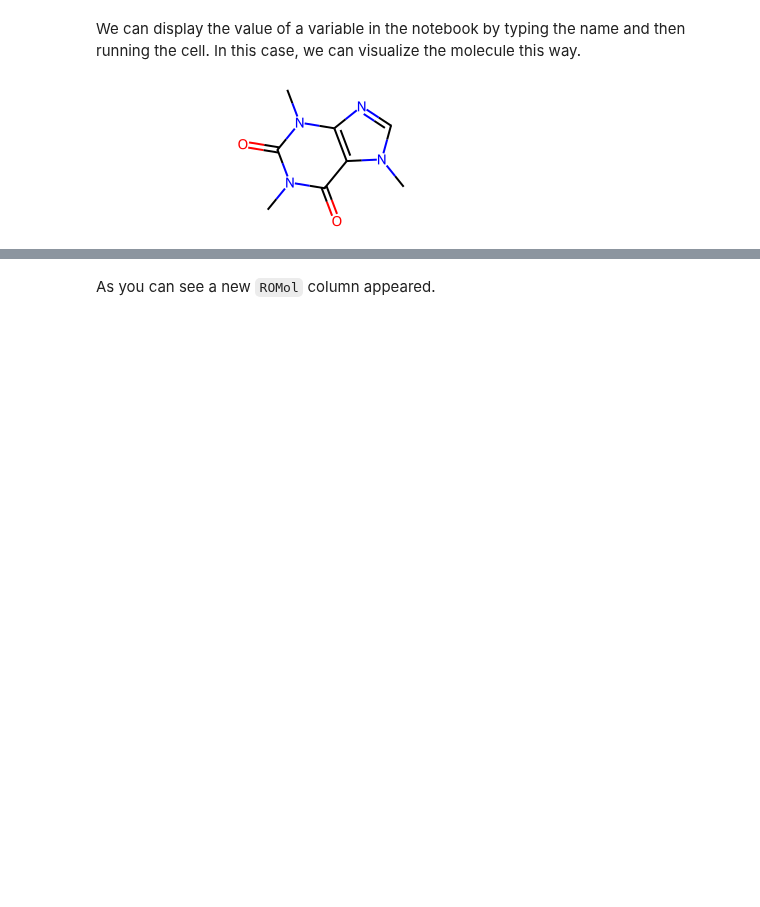
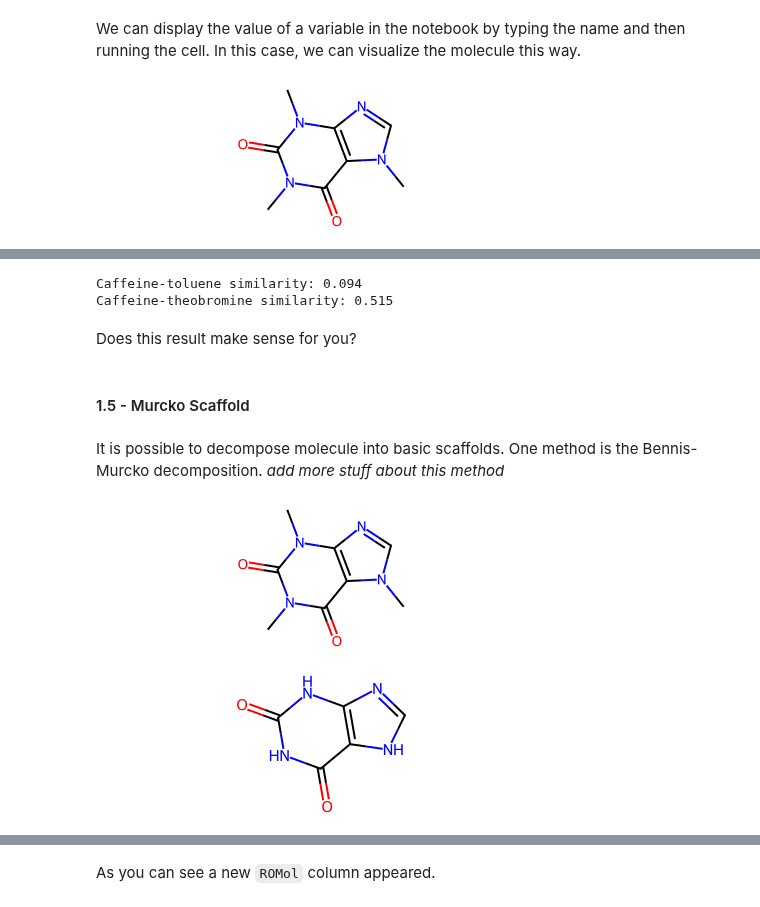
Before and after one commit to schwallergroup/ai4chem_course, a Jupyter notebook: notebooks/01d_rdkit_basics.ipynb, the cells around one changed output, grey strips where cells are left out. Cells and saved outputs as stored; diff of their text form; code cells hidden in the pictures; blank space fills up the shorter version.

```diff
--- a/notebooks/01d_rdkit_basics.ipynb
+++ b/notebooks/01d_rdkit_basics.ipynb
@@ -41,3 +45,5 @@ Let's start with the most basic rdkit action: creating a Mol object. Mol objects
+# %%
+caffeine = 'CN1C=NC2=C1C(=O)N(C(=O)N2C)C'
 # %%
 mol = Chem.MolFromSmiles(caffeine)
 
@@ -60,0 +209,42 @@ Murcko Scaffold
+# %%
+#Remember that we have previously created the caffeine fingerprint and the theobromine mol object
+from rdkit.DataStructs import FingerprintSimilarity
+
+####YOUR CODE
+toluene = Chem.MolFromSmiles('') #insert toluene SMILES
+
+#Now, create the fingerprints of theobromine and toluene
+toluene_fp = AllChem.GetMorganFingerprintAsBitVect() #insert corresponding values
+theobromine_fp =  #same for theobromine
+
+#Now we calculate Tanimoto Similarity
+sim1 = FingerprintSimilarity( , ) #insert fingerprints to compare
+sim2 = FingerprintSimilarity( , ) #same than before
+
+####END
+
+#We can now print each similarity
+print('Caffeine-toluene similarity: {}'.format(round(sim1, 3)))
+print('Caffeine-theobromine similarity: {}'.format(round(sim2, 3)))
+# %% [output]
+Caffeine-toluene similarity: 0.094
+Caffeine-theobromine similarity: 0.515
+# %% [markdown]
+Does this result make sense for you?
+# %% [markdown]
+#### 1.5 - Murcko Scaffold
+# %% [markdown]
+It is possible to decompose molecule into basic scaffolds. One method is the Bennis-Murcko decomposition. *add more stuff about this method*
+# %%
+from rdkit.Chem.Scaffolds import MurckoScaffold
+
+caff_scaffold = MurckoScaffold.GetScaffoldForMol(mol)
+
+#Original molecule
+display(mol)
+
+#scaffold
+caff_scaffold
+# %% [output]
+[figure, added]
+[figure, added]
```
Also changed, not shown: parts of 43 cells of this notebook.
